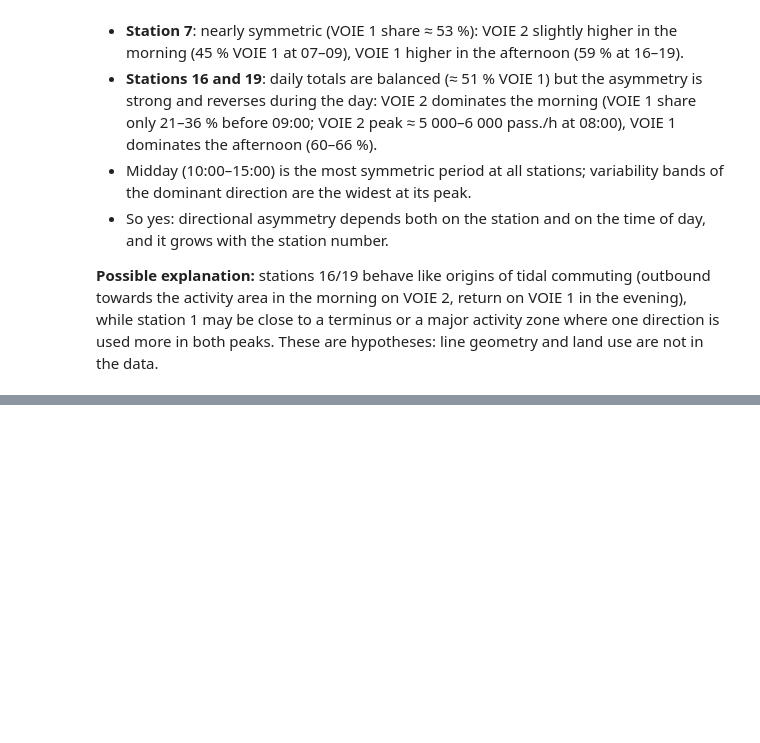
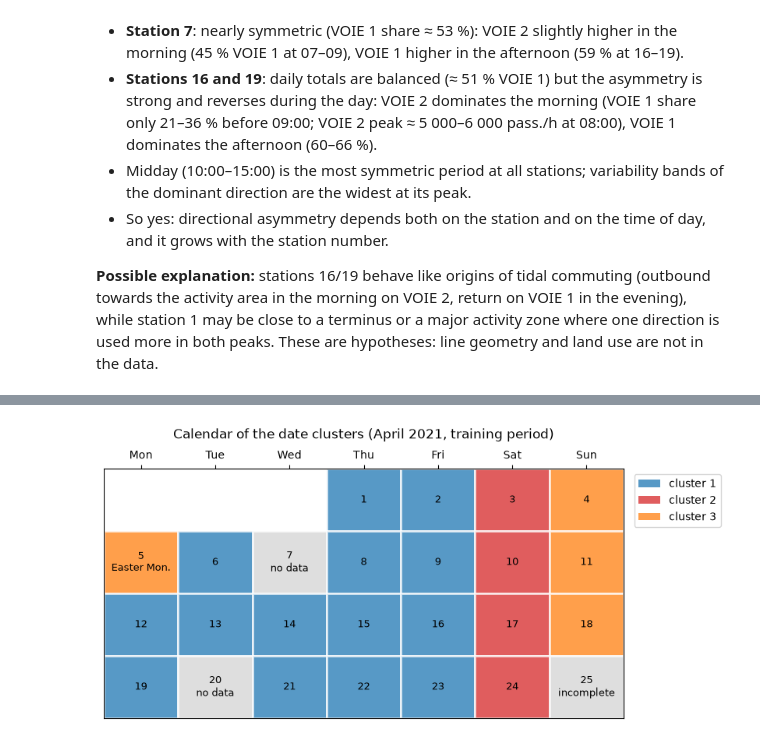
Before and after one commit to margauxfstn/Lab-1-Traffic, a Jupyter notebook: lab2/code_lab2_groupD.ipynb, the cells around one changed output, grey strips where cells are left out. Saved outputs shown, nothing was run; the diff lists cells and outputs as text; code cells hidden in the pictures; blank space fills up the shorter version.

```diff
--- a/lab2/code_lab2_groupD.ipynb
+++ b/lab2/code_lab2_groupD.ipynb
@@ -684,0 +913,32 @@ station
+# %%
+# Calendar distribution of the date types (grey = date not retained)
+def plot_calendar(labels_by_date, colors):
+    first = TRAIN_DATES[0]
+    fig, ax = plt.subplots(figsize=(8, 3.8), constrained_layout=True)
+    for d in TRAIN_DATES:
+        row, col = divmod((d - first).days + first.day_of_week, 7)
+        if d in labels_by_date.index:
+            face, txt = colors[labels_by_date[d] - 1], f"{d.day}"
+        else:
+            face, txt = "lightgrey", f"{d.day}\n" + ("no data" if d in missing_dates else "incomplete")
+        if d == pd.Timestamp("2021-04-05"):
+            txt += "\nEaster Mon."
+        ax.add_patch(plt.Rectangle((col, row), 1, 1, facecolor=face, edgecolor="white", lw=2, alpha=0.75))
+        ax.text(col + 0.5, row + 0.5, txt, ha="center", va="center", fontsize=9)
+    ax.set_xlim(0, 7)
+    ax.set_ylim(((TRAIN_DATES[-1] - first).days + first.day_of_week) // 7 + 1, 0)      # number of weeks, top to bottom
+    ax.set_xticks(np.arange(7) + 0.5, WEEKDAY_NAMES)
+    ax.set_yticks([])
+    ax.xaxis.tick_top()
+    ax.grid(False)
+    ax.set_title("Calendar of the date clusters (April 2021, training period)", pad=28)
+    ax.legend(handles=[plt.Rectangle((0, 0), 1, 1, facecolor=colors[c - 1], alpha=0.75, label=f"cluster {c}")
+                       for c in sorted(labels_by_date.unique())], loc="upper left", bbox_to_anchor=(1.01, 1))
+    return fig
+
+
+fig = plot_calendar(DATE_CLUSTERS, DATE_COLORS)
+save_fig(fig, "2_1_calendar")
+plt.show()
+# %% [output]
+[figure, added]
```
Also changed, not shown: parts of 22 cells of this notebook, 8 other files.
